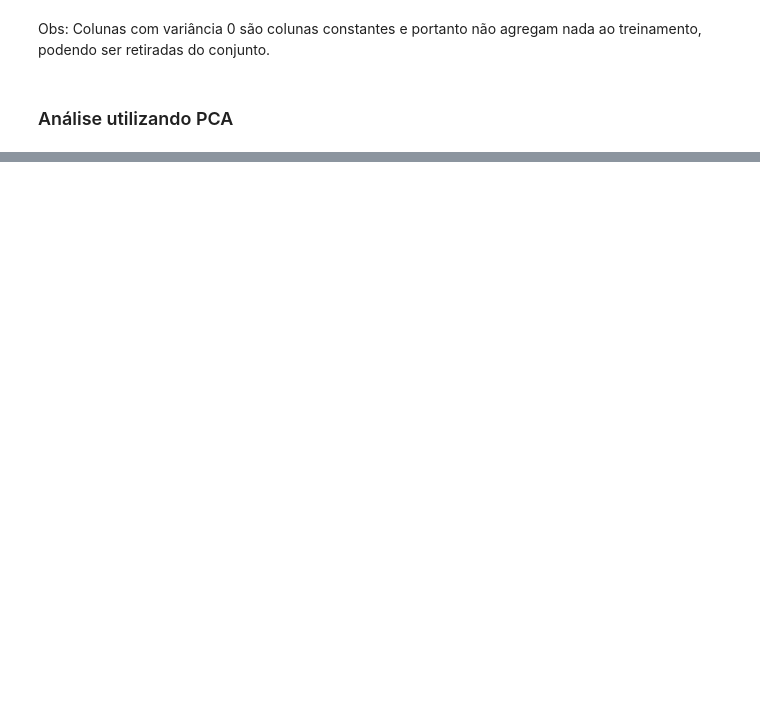
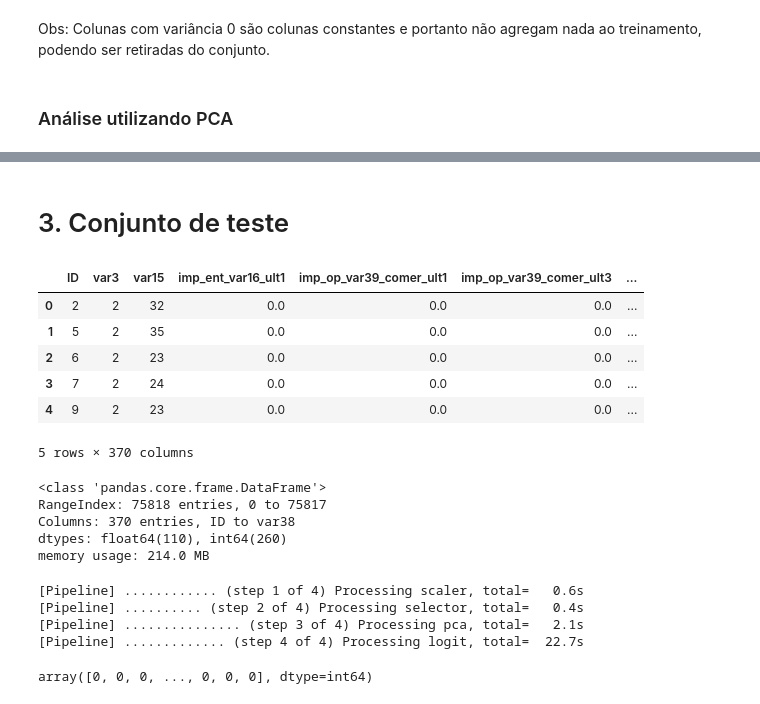
Before and after one commit to andrealbuquerque97/client-satisfaction, a Jupyter notebook: ClientSatisfaction.ipynb, the cells around one changed output, grey strips where cells are left out. Drawn from its saved outputs; the diff is of its cells as text; code cells hidden in the pictures; blank space fills up the shorter version.

Commit message:
Prepare to test data and submit predictions

```diff
--- a/ClientSatisfaction.ipynb
+++ b/ClientSatisfaction.ipynb
@@ -226,0 +216,21 @@ search.fit(X_train, y_train)
+# %% [markdown]
+# 3. Conjunto de teste
+# %%
+test_df = pd.read_csv("data/test.csv")
+test_df.head()
+# %% [output]
+|  | ID | var3 | var15 | imp_ent_var16_ult1 | imp_op_var39_comer_ult1 | imp_op_var39_comer_ult3 | ... |
+| 0 | 2 | 2 | 32 | 0.0 | 0.0 | 0.0 | ... |
+| 1 | 5 | 2 | 35 | 0.0 | 0.0 | 0.0 | ... |
+| 2 | 6 | 2 | 23 | 0.0 | 0.0 | 0.0 | ... |
+| 3 | 7 | 2 | 24 | 0.0 | 0.0 | 0.0 | ... |
+| 4 | 9 | 2 | 23 | 0.0 | 0.0 | 0.0 | ... |
+5 rows × 370 columns
+# %%
+test_df.info()
+# %% [output]
+<class 'pandas.core.frame.DataFrame'>
+RangeIndex: 75818 entries, 0 to 75817
+Columns: 370 entries, ID to var38
+dtypes: float64(110), int64(260)
+memory usage: 214.0 MB
@@ -226,0 +241,11 @@ search.fit(X_train, y_train)
+# %%
+predictions = pipe.fit(X_train, y_train).predict(X_test)
+# %% [output]
+[Pipeline] ............ (step 1 of 4) Processing scaler, total=   0.6s
+[Pipeline] .......... (step 2 of 4) Processing selector, total=   0.4s
+[Pipeline] ............... (step 3 of 4) Processing pca, total=   2.1s
+[Pipeline] ............. (step 4 of 4) Processing logit, total=  22.7s
+# %%
+predictions
+# %% [output]
+array([0, 0, 0, ..., 0, 0, 0], dtype=int64)
```
Also changed, not shown: parts of 16 cells of this notebook.
